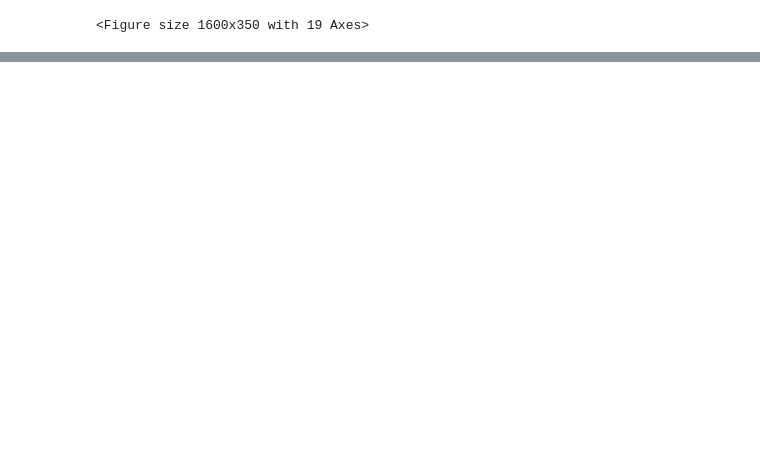
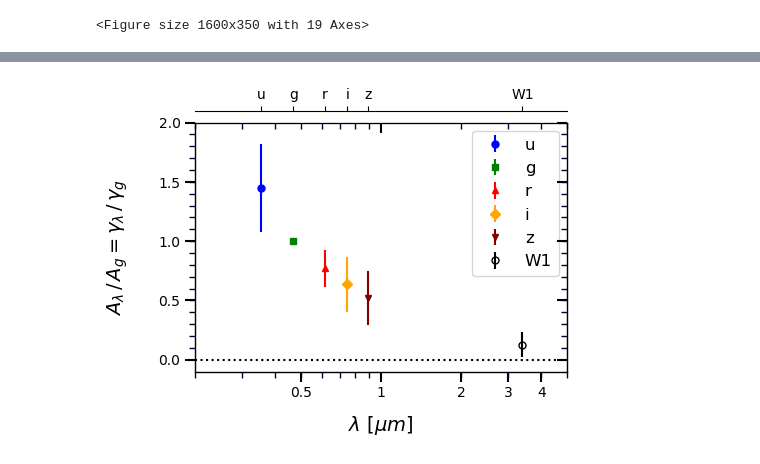
Before and after one commit to ekourkchi/reddening, a Jupyter notebook: gamma_P1.ipynb, the cells around one changed output, grey strips where cells are left out. Cells and saved outputs as stored; diff of their text form; code cells hidden in the pictures; blank space fills up the shorter version.

```diff
--- a/gamma_P1.ipynb
+++ b/gamma_P1.ipynb
@@ -164,0 +249,96 @@ plt.ylim(0,5)
+# %%
+def plotMe(ax, gamma_lst, Egamma_lst):
+
+
+    band1 = ['u','g','r','i','z','w1']
+
+    C0 = 2.99792458     #  speed of light = C0*1.E8
+    lambda_u = 0.3551  # https://classic.sdss.org/dr7/instruments/imager/index.html
+    lambda_g = 0.4686  # micron
+    lambda_r = 0.6165
+    lambda_i = 0.7481
+    lambda_z = 0.8931
+    lambda_w1 = 3.4
+    lambda_w2 = 4.6
+    wavelengths = [lambda_u, lambda_g, lambda_r, lambda_i, lambda_z, lambda_w1]
+
+#     p1, = ax.plot(wavelengths[0], gamma_lst[0], 'bo',  markersize=6, label='u')
+#     p2, = ax.plot(wavelengths[1], gamma_lst[1], 'gs',  markersize=6, label='g')
+#     p3, = ax.plot(wavelengths[2], gamma_lst[2], 'r^',  markersize=6, label='r')
+#     p4, = ax.plot(wavelengths[3], gamma_lst[3], 'D',  markersize=6, color='orange', label='i')
+#     p5, = ax.plot(wavelengths[4], gamma_lst[4], 'v',  markersize=6, color='maroon', label='z')
+#     p6, = ax.plot(wavelengths[5], gamma_lst[5], 'ko',  markersize=6, mfc='none', label='W1')
+
+    p1 = ax.errorbar(wavelengths[0], gamma_lst[0], yerr=Egamma_lst[0], fmt='o', color='b', markersize=5, label='u')
+    p2 = ax.errorbar(wavelengths[1], gamma_lst[1], yerr=Egamma_lst[1], fmt='s', color='g', markersize=5, label='g')
+    p3 = ax.errorbar(wavelengths[2], gamma_lst[2], yerr=Egamma_lst[2], fmt='^', color='r', markersize=5, label='r')
+    p4 = ax.errorbar(wavelengths[3], gamma_lst[3], yerr=Egamma_lst[3], fmt='D', color='orange', markersize=5, label='i')
+    p5 = ax.errorbar(wavelengths[4], gamma_lst[4], yerr=Egamma_lst[4], fmt='v', color='maroon', markersize=5, label='z')
+    p6 = ax.errorbar(wavelengths[5], gamma_lst[5], yerr=Egamma_lst[5], fmt='o', color='k', markersize=5, label='W1', mfc='none')
+
+    ax.set_xlim(0.2,5)
+    ax.set_xscale('log')
+    ax.set_ylim(-0.1,2)
+
+    plt.xticks([0.5,1,2,3,4], ('0.5','1','2','3','4'))
+
+    ax.plot([0.2,5],[0,0],'k:')
+
+    ax.minorticks_on()
+    ax.tick_params(which='major', length=7, width=1.5)
+    ax.tick_params(which='minor', length=4, color='#000033', width=1.0)
+
+    ## additional Y-axis (on the right)
+    y_ax = ax.twinx()
+    y_ax.set_ylim(-0.1,2)
+    y_ax.set_yticklabels([])
+    y_ax.minorticks_on()
+    y_ax.tick_params(which='major', length=7, width=1.5, direction='in')
+    y_ax.tick_params(which='minor', length=4, color='#000033', width=1.0, direction='in')
+
+    ###additional X-axis (on the top)
+    x_ax = ax.twiny()
+    x_ax.set_xlim(0.2,5)
+    x_ax.set_xscale('log')
+    x_ax.set_xticklabels([])
+    x_ax.tick_params(which='major', length=7, width=1.5, direction='in')
+    x_ax.tick_params(which='minor', length=4, color='#000033', width=1.0, direction='in')
+
+    ax.set_ylabel(r'$A_\lambda \/ / \/ A_g = \gamma_{\lambda} \/  / \/ \gamma_g$', fontsize=14, labelpad=20, rotation=90)
+
+    if True:
+        lns = [p1, p2, p3, p4, p5, p6]
+        ### bbox_to_anchor=(x,y,width,height)
+        ax.legend(handles=lns, fontsize=12, loc=0)
+
+    if True:
+        # Set scond x-axis
+        ax2 = ax.twiny()
+        ax2.set_xscale('log')
+        ax2.set_xticks([])
+        ax2.set_xticklabels([])
+        ax2.minorticks_off()
+        ax.minorticks_on()
+
+
+        # Decide the ticklabel position in the new x-axis,
+        # then convert them to the position in the old x-axis
+        newlabel = ['u','g','r','i','z','W1']
+        newpos   = wavelengths
+        ax2.set_xticks(newpos)
+        ax2.set_xticklabels(newlabel)
+
+        ax2.xaxis.set_ticks_position('top') # set the position of the second x-axis to top
+        ax2.xaxis.set_label_position('top')
+        ax2.spines['top'].set_position(('outward', 8))
+        #ax2.set_xlabel('Band')
+        ax2.set_xlim(ax.get_xlim())
+
+
+
+fig = py.figure(figsize=(4,3), dpi=100)
+fig.subplots_adjust(wspace=0, top=0.95, bottom=0.12, left=0.05, right=0.98)
+ax = fig.add_subplot(111)
+plotMe(ax, [C_u, 1., C_r, C_i, C_z, C_w1], [eC_u, 0, eC_r, eC_i, eC_z, eC_w1])
+ax.set_xlabel(r'$\lambda \/\/ [\mu m]$', fontsize=14, labelpad=10)
+# %% [output]
@@ -164,0 +346 @@ plt.ylim(0,5)
+[figure, added]
```
Also changed, not shown: parts of 15 cells of this notebook, 9 other files.
